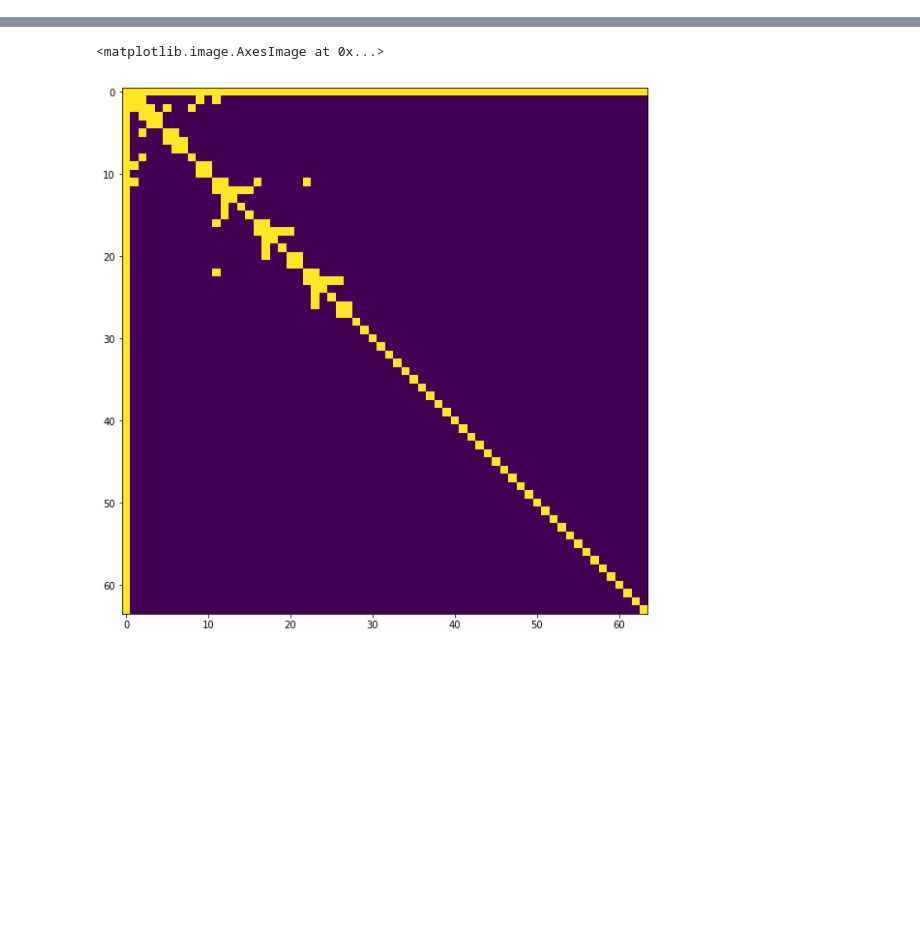
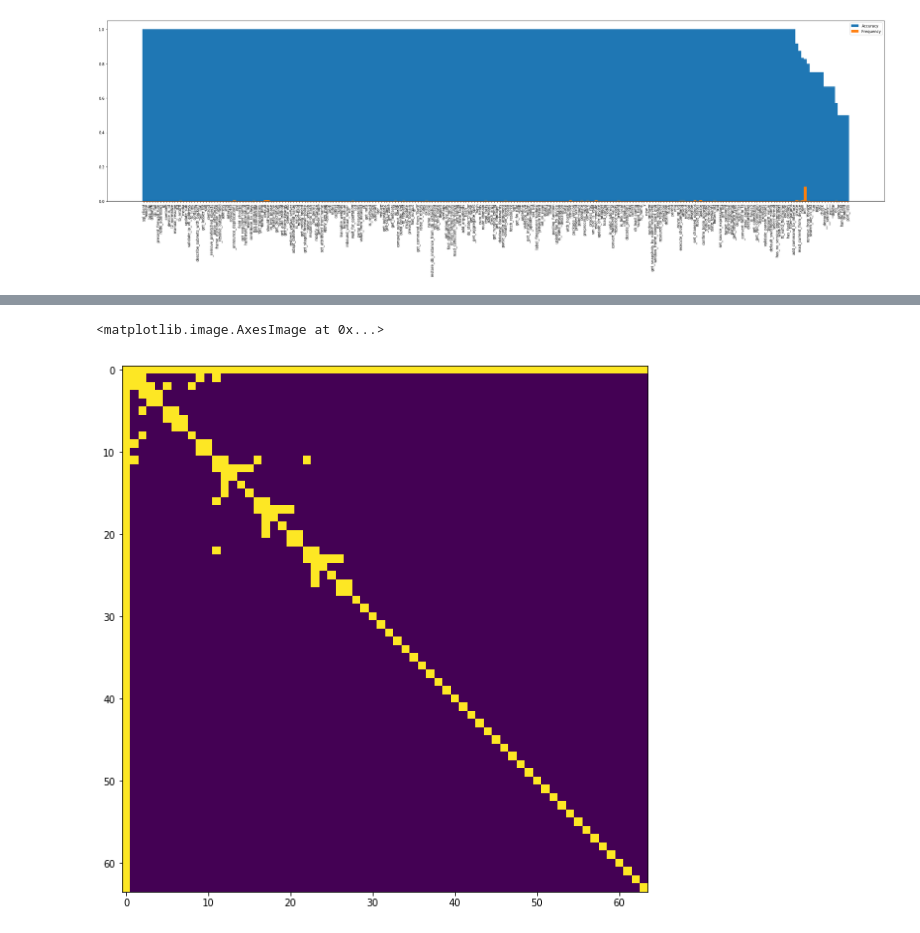
Before and after one commit to dtsbourg/BiFocalE, a Jupyter notebook: notebook/Inspect Predictions - Method Naming.ipynb, the cells around one changed output, grey strips where cells are left out. Saved outputs shown, nothing was run; the diff lists cells and outputs as text; code cells hidden in the pictures; blank space fills up the shorter version.

Commit message:
add frequency analysis

```diff
--- a/notebook/Inspect Predictions - Method Naming.ipynb
+++ b/notebook/Inspect Predictions - Method Naming.ipynb
@@ -205,0 +213,20 @@ from scipy import io
+# %%
+per_token_acc = {}; per_token_count = {}
+for idx, r in enumerate(preds):
+    prediction = vocab_label_df.loc[r[0]][0]
+    label = labels_str[idx]
+    if per_token_acc.get(label, None) == None:
+            per_token_acc[label] = 0
+            per_token_count[label] = 0
+    per_token_acc[label] += int(prediction == label)
+    per_token_count[label] += 1
+# %%
+total_per_token_accuracy = {}
+per_token_freq = {}
+for k,v in per_token_acc.items():
+    if per_token_count[k] > 0:
+        total_per_token_accuracy[k] = v / per_token_count[k]
+        per_token_freq[k] = per_token_count[k] / len(preds)
+# %%
+c = Counter(total_per_token_accuracy)
+c.most_common(1000)
@@ -205,0 +251,22 @@ from scipy import io
+# %%
+plt.figure(figsize=(30,10))
+labels, values = zip(*c.most_common(250))
+
+indexes = np.arange(len(labels))
+width = 1
+
+freqs = [per_token_freq[l] for l in labels]
+
+mean_freq = np.mean(list(per_token_freq.values()))
+#mean_acc = (accuracy / len(preds))
+
+plt.bar(indexes, values, width, label='Accuracy')
+plt.bar(indexes, freqs, width, label='Frequency')
+plt.xticks(indexes , labels, rotation=90)
+#plt.title('BERT (100k epochs) - mean_freq = {:.3f} / max_freq = {:.2f} / mean_acc = {:.3f}'.format(mean_freq, np.max(freqs), mean_acc))
+plt.legend()
+plt.tight_layout()
+#plt.savefig('BERT-100k2_epochs_top100.pdf')
+plt.show()
+# %% [output]
+[figure, added]
```
Also changed, not shown: parts of 38 cells of this notebook.
